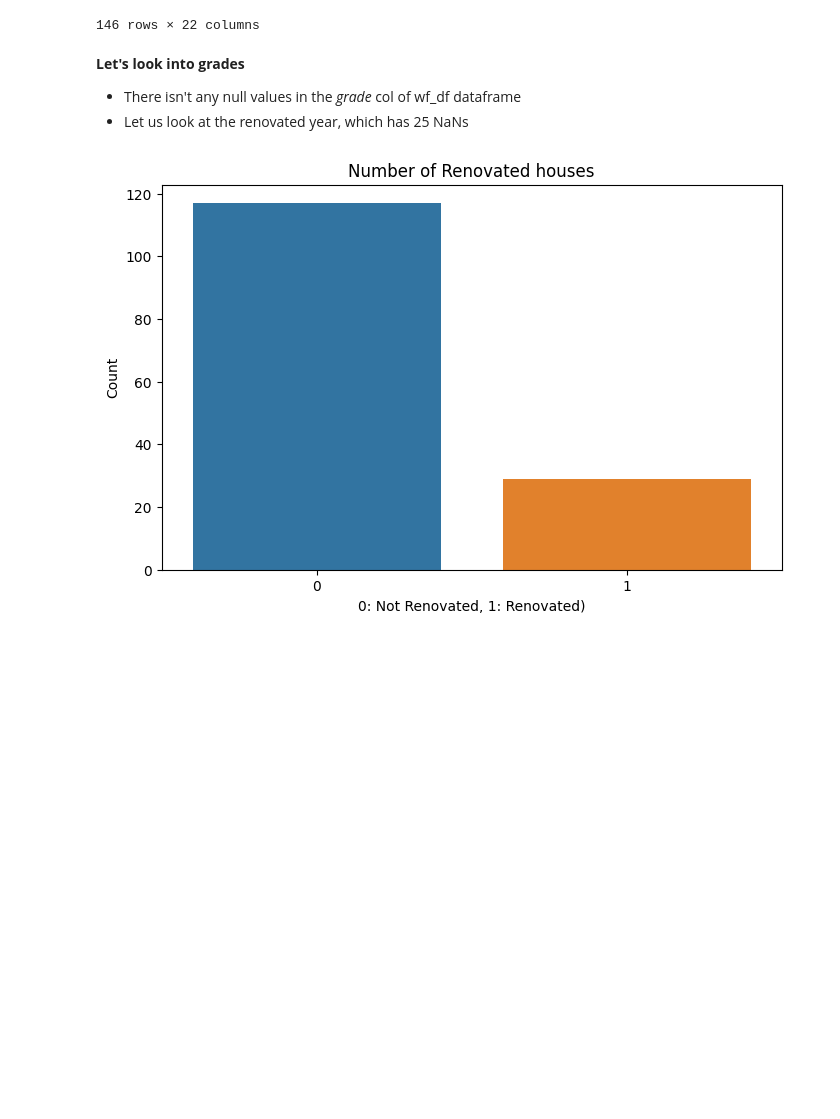
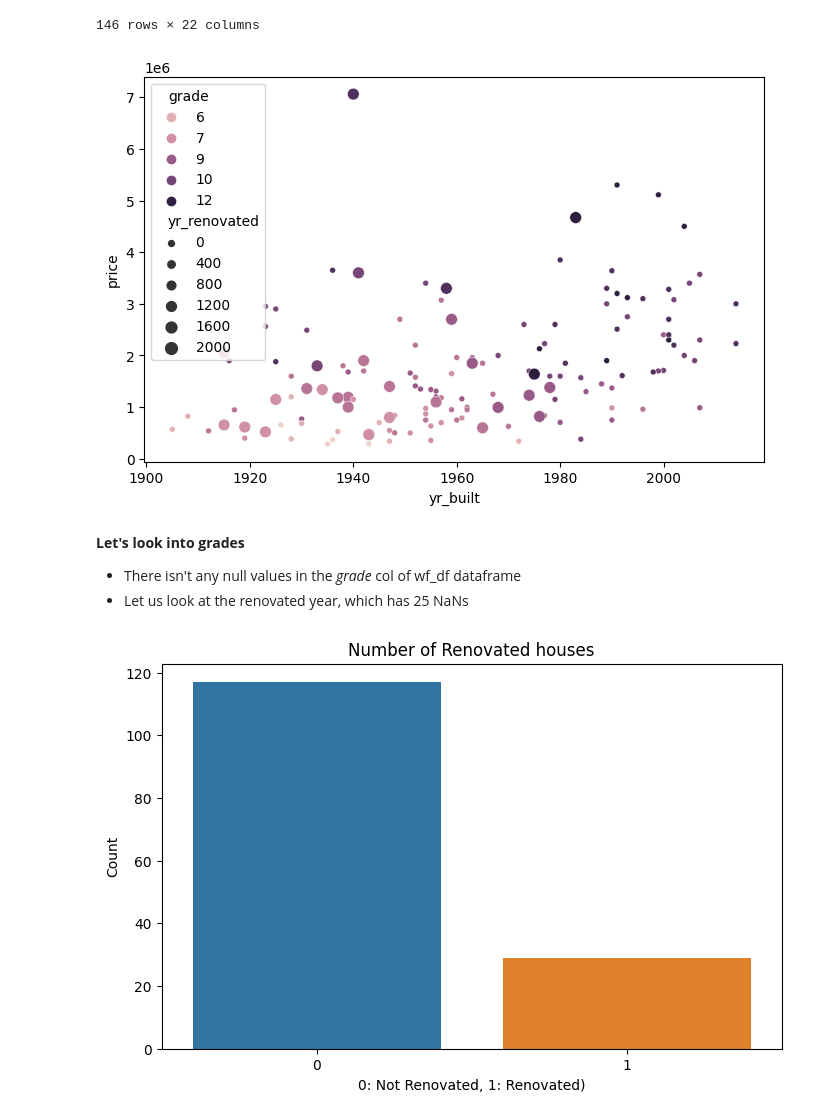
Before and after one commit to rkaur22/eda_project_solo, a Jupyter notebook: EDA.ipynb, the cells around one changed output. Drawn from its saved outputs; the diff is of its cells as text; code cells hidden in the pictures; blank space fills up the shorter version.

```diff
--- a/EDA.ipynb
+++ b/EDA.ipynb
@@ -245,6 +245,10 @@ fig = px.scatter_mapbox(wf_df, lat="lat", lon="long", size_max=15, zoom=9, color
 fig.update_layout(margin=dict(l=20, r=20, t=25, b=20),
     mapbox_style="open-street-map",title="Houses with Waterfront",title_font_size= 16)
 fig.show();
+# %%
+sns.scatterplot(data=wf_df, x="yr_built", y="price", hue="grade", size="yr_renovated");
+# %% [output]
+[figure, added]
 # %% [markdown]
 **Let's look into grades**
 - There isn't any null values in the *grade* col of wf_df dataframe
```
Also changed, not shown: parts of 3 cells of this notebook.
